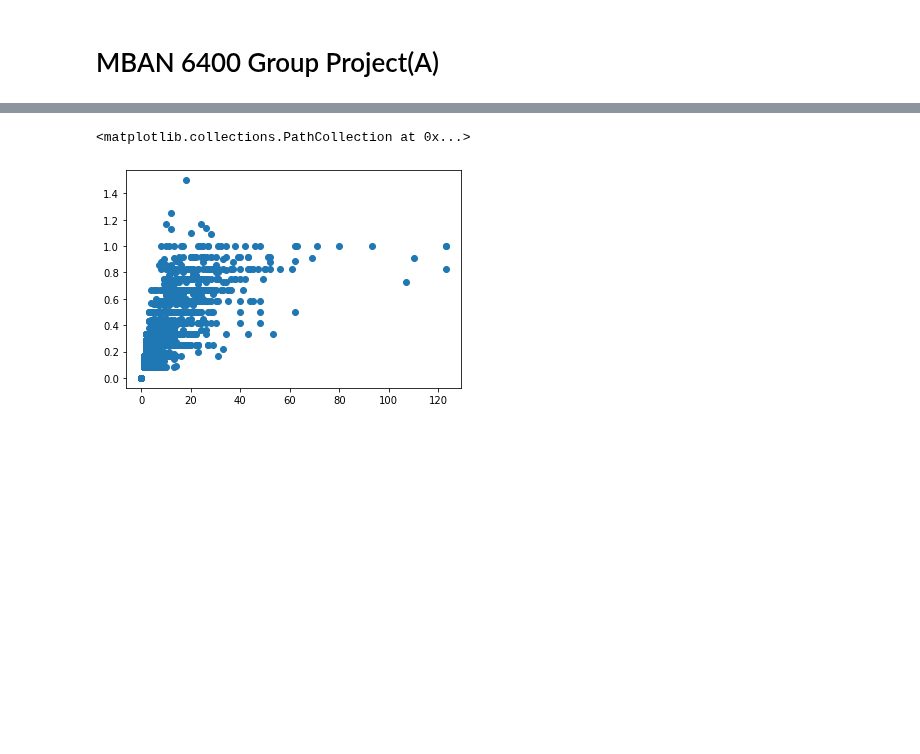
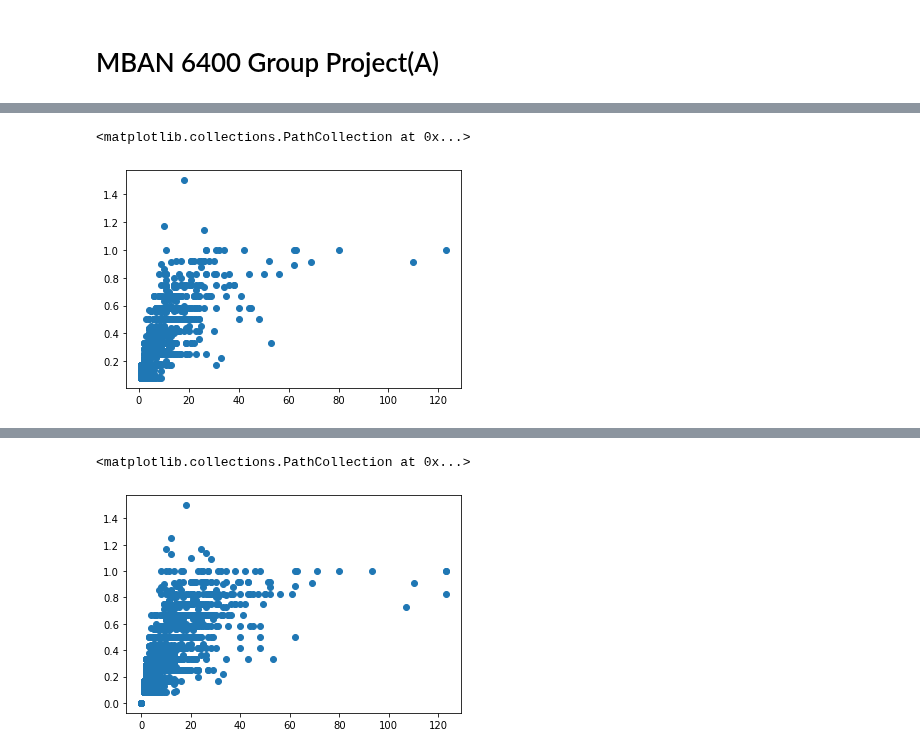
Before and after one commit to xwu0223/MBAN-6400-Project, a Jupyter notebook: cc.ipynb, the cells around one changed output, grey strips where cells are left out. Saved outputs shown, nothing was run; the diff lists cells and outputs as text; code cells hidden in the pictures; blank space fills up the shorter version.

```diff
--- a/cc.ipynb
+++ b/cc.ipynb
@@ -21,3 +21,9 @@ cc_data.head()
 | 2 | C10003 | 2495.15 | 1.00 | 773.17 | 773.17 | 0.0 | 0.00 | ... |
 | 3 | C10004 | 1666.67 | 0.64 | 1499.00 | 1499.00 | 0.0 | 205.79 | ... |
 | 4 | C10005 | 817.71 | 1.00 | 16.00 | 16.00 | 0.0 | 0.00 | ... |
+# %%
+cash_adv = cc_data[(cc_data['PURCHASES']== 0) & (cc_data['CASH_ADVANCE']> 0) ]
+plt.scatter(cash_adv.CASH_ADVANCE_TRX,cash_adv.CASH_ADVANCE_FREQUENCY)
+# %% [output]
+<matplotlib.collections.PathCollection at 0x...>
+[figure, added]
```
Also changed, not shown: parts of 4 cells of this notebook.
